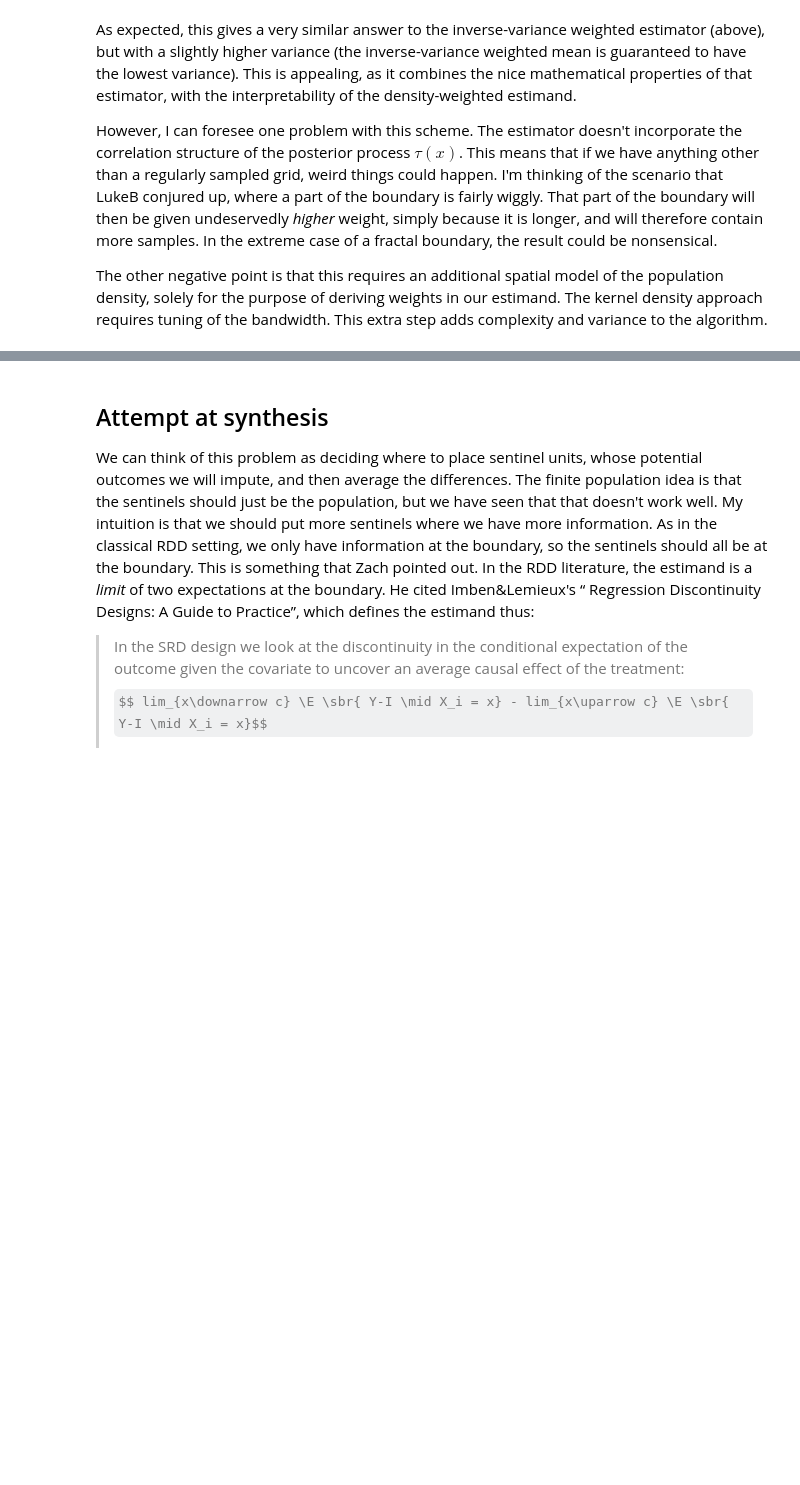
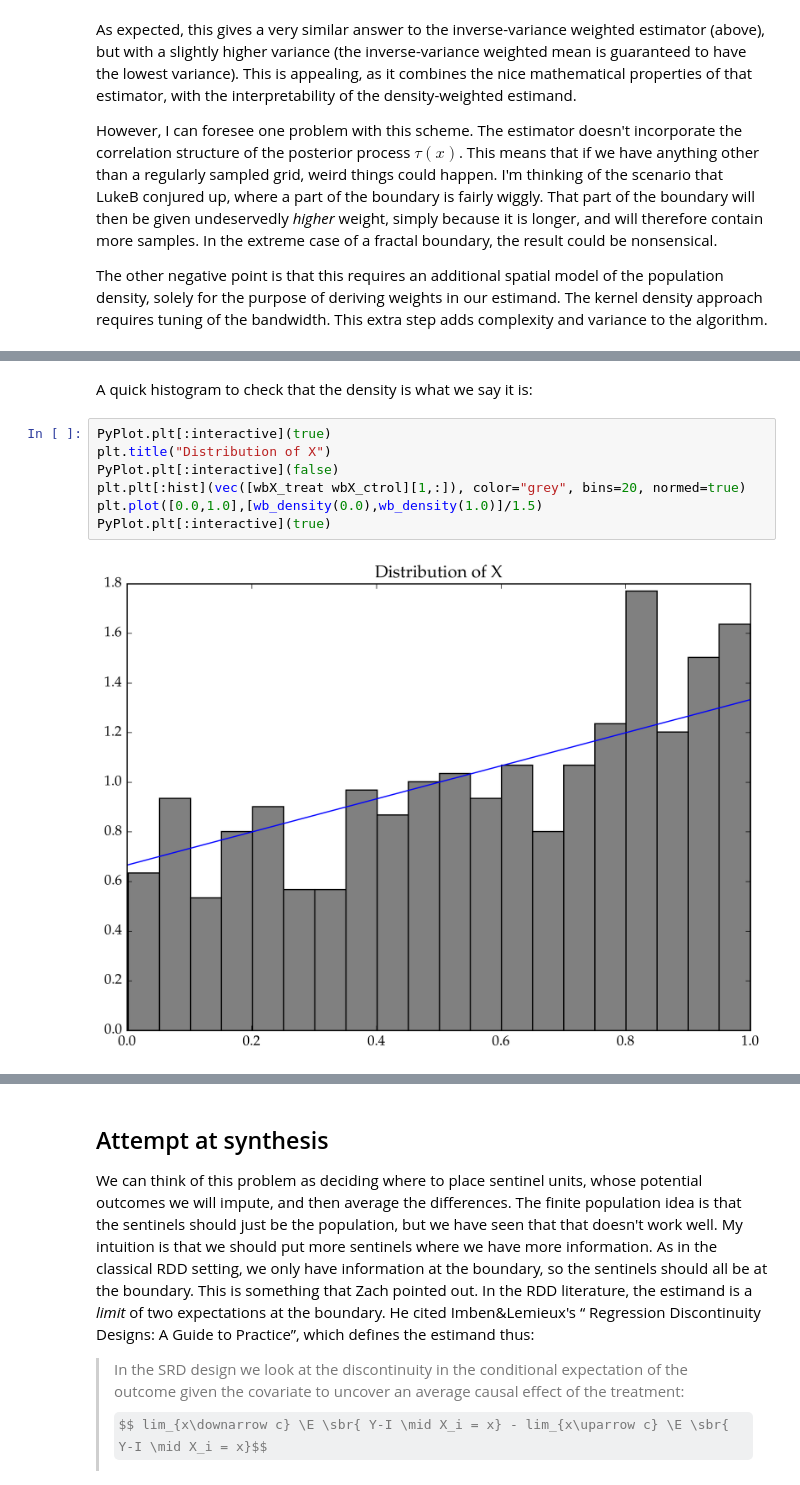
Before and after one commit to gwb/rdd-coverage, a Jupyter notebook: Maxime/Spatial2GPEstimators.ipynb, the cells around one changed output, grey strips where cells are left out. Cells and saved outputs as stored; diff of their text form; some formulas as TeX source; blank space fills up the shorter version.

```diff
--- a/Maxime/Spatial2GPEstimators.ipynb
+++ b/Maxime/Spatial2GPEstimators.ipynb
@@ -374,0 +457,11 @@ The other negative point is that this requires an additional spatial model of th
+# %% [markdown]
+A quick histogram to check that the density is what we say it is:
+# %%
+PyPlot.plt[:interactive](true)
+plt.title("Distribution of X")
+PyPlot.plt[:interactive](false)
+plt.plt[:hist](vec([wbX_treat wbX_ctrol][1,:]), color="grey", bins=20, normed=true)
+plt.plot([0.0,1.0],[wb_density(0.0),wb_density(1.0)]/1.5)
+PyPlot.plt[:interactive](true)
+# %% [output]
+[figure, added]
```
Also changed, not shown: parts of 35 cells of this notebook.
